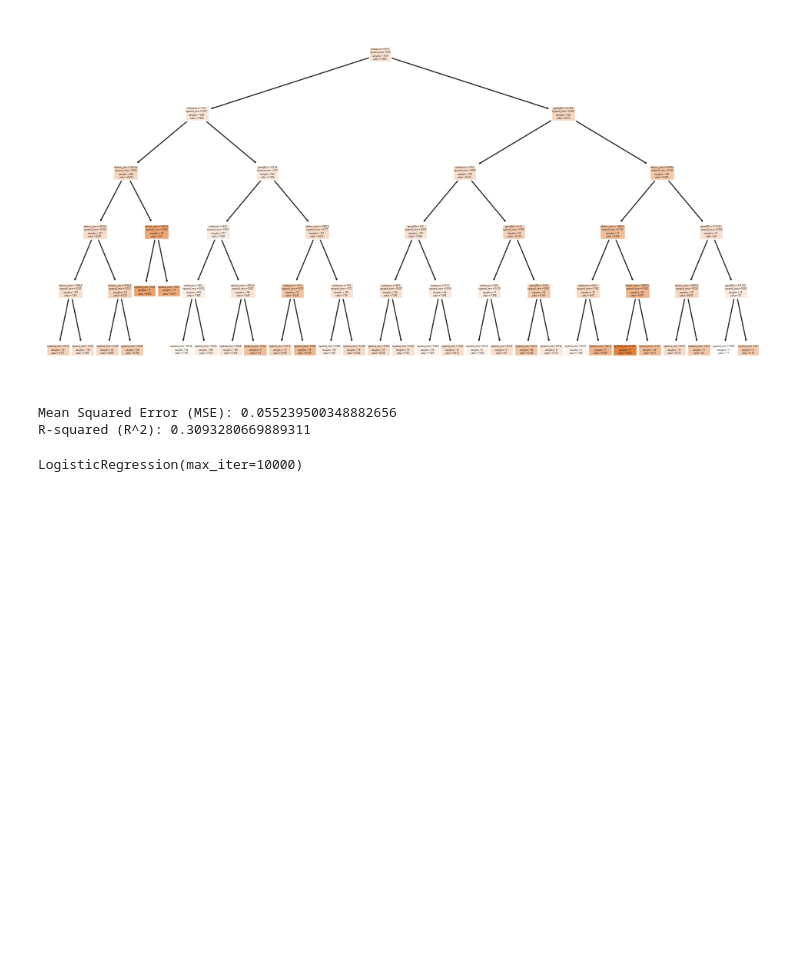
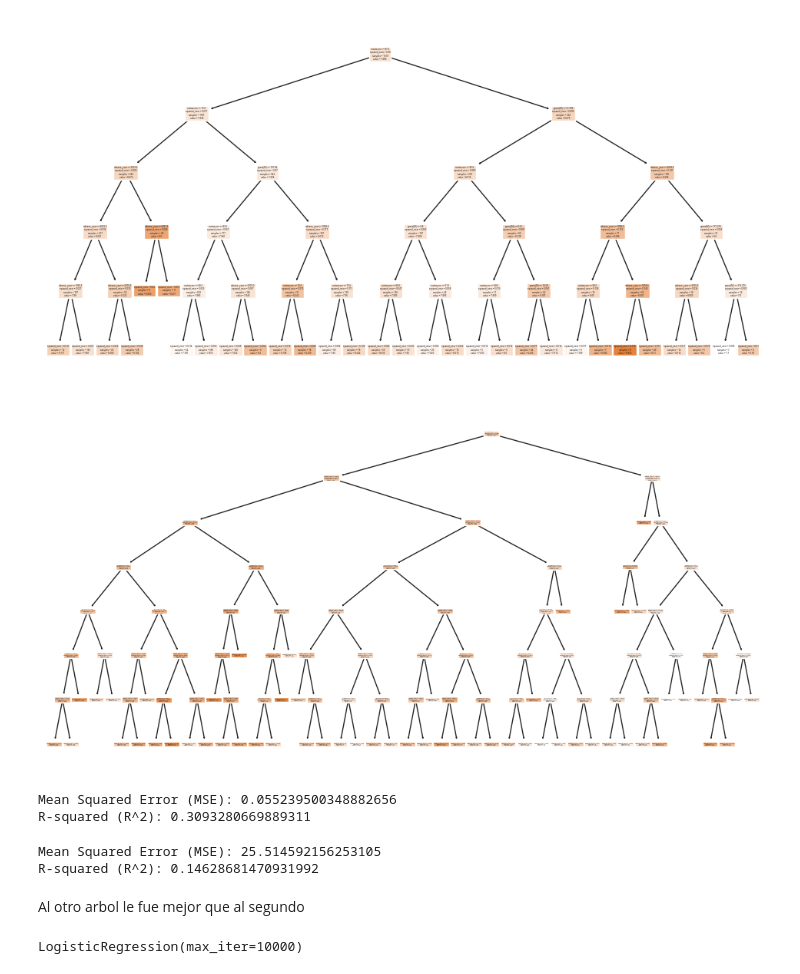
Before and after one commit to matiespinel/Avanzado_Chona, a Jupyter notebook: tp.ipynb, the cells around one changed output. Drawn from its saved outputs; the diff is of its cells as text; code cells hidden in the pictures; blank space fills up the shorter version.

Commit message:
prueba de arboles

```diff
--- a/tp.ipynb
+++ b/tp.ipynb
@@ -194,6 +196,8 @@ R2 score:  0.025571572535507237
 from sklearn.tree import DecisionTreeRegressor
 # %%
 decision_tree_model = DecisionTreeRegressor(max_depth=5, min_samples_split=10, min_samples_leaf=5)
+decision_tree_model2 = DecisionTreeRegressor(max_depth=7, min_samples_split=12, min_samples_leaf=7)
 # %%
 decision_tree_model.fit(x, y)
+decision_tree_model2.fit(x, y)
 # %% [output]
@@ -205,6 +209,12 @@ plot_tree(decision_tree_model, filled=True, feature_names=['gross(M)', 'metascor
 plt.show()
 # %% [output]
 [figure]
+# %%
+plt.figure(figsize=(12, 6))
+plot_tree(decision_tree_model2, filled=True, feature_names=['gross(M)', 'metascore', 'release_year'])  # Reemplaza con tus nombres de características
+plt.show()
+# %% [output]
+[figure, added]
 # %%
 
 
@@ -216,6 +226,17 @@ print("R-squared (R^2):", r2)
 # %% [output]
 Mean Squared Error (MSE): 0.055239500348882656
 R-squared (R^2): 0.3093280669889311
+# %%
+y_pred = decision_tree_model2.predict(x)
+mse = mean_squared_error(y, y_pred)
+r2 = r2_score(y, y_pred)
+print("Mean Squared Error (MSE):", mse)
+print("R-squared (R^2):", r2)
+# %% [output]
+Mean Squared Error (MSE): 25.514592156253105
+R-squared (R^2): 0.14628681470931992
+# %% [markdown]
+Al otro arbol le fue mejor que al segundo
 # %%
 from sklearn.linear_model import LogisticRegression
 # %%
```
Also changed, not shown: parts of 5 cells of this notebook.
